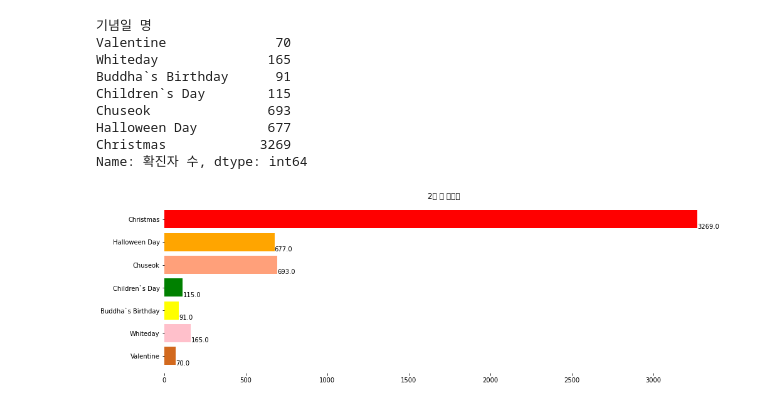
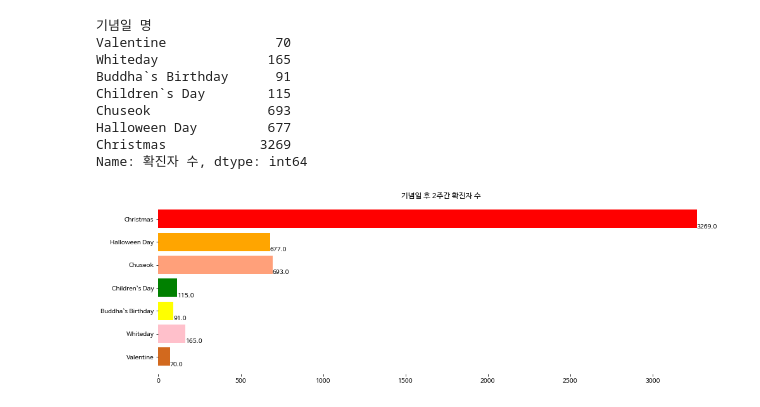
Before and after one commit to eunnjji/-, a Jupyter notebook: project1/seoul.ipynb, the cells around one changed output. Cells and saved outputs as stored; diff of their text form; code cells hidden in the pictures.

```diff
--- a/project1/seoul.ipynb
+++ b/project1/seoul.ipynb
@@ -64,5 +269,2 @@ def virus_confirmed(d):
 seoul['확진일'] = seoul['확진일'].astype(str)
 seoul['확진일'] = seoul['확진일'].apply(rename_date)
-# %%
-seoul['확진일월'] = seoul['확진일'].apply(virus_confirmed)
-months_group = seoul.groupby('확진일월')
@@ -106,8 +270,0 @@ df_monthsgroup
-# %%
-ax = df_monthsgroup.plot(kind='bar', figsize=(16,5))
-for p in ax.patches:
-    x,y,weight,height = p.get_bbox().bounds
-    plt.text(x,height*1.01,height,fontsize=10,color='black')
-plt.legend(['확진자 수'])
-plt.title('월별 확진자 수')
-plt.grid(True)
@@ -116,3 +271,9 @@ plt.grid(True)
+# %%
+# 확진연월 칼럼을 생성하여 확진일 데이터에 virus_confirmed함수를 적용시켜 XX년XX월 형식으로 데이터 생성
+seoul['확진연월'] = seoul['확진일'].apply(virus_confirmed)
+
+# 연도, 월 별로 그룹화
+months_group = seoul.groupby('확진연월')
 # %%
 # 날짜형식으로 확진일 데이터 변경
 seoul['확진일']=pd.to_datetime(seoul['확진일'],format='%y-%m-%d')
@@ -122,0 +319,15 @@ seoul
+# %%
+# 시각화.
+plt.figure(figsize=(16,8))
+months_graph = df_monthsgroup.reset_index(drop=False, inplace=False)
+ax=plt.bar(months_graph['확진연월'],months_graph['확진일'])
+
+ax2=plt.plot(months_graph['확진연월'],months_graph['확진일'],'-o',color='coral', markersize=7, alpha=0.7)
+
+# 각각의 데이터 bar의 위에 수치를 기록하기 위한 함수.
+for p in ax.patches:
+    x,y,weight,height = p.get_bbox().bounds
+    plt.text(x,height*1.02,int(height),fontsize=15,color='black')
+plt.legend(['확진자 수'],fontsize=20,loc='upper left')
+plt.title('월별 확진자 수')
+plt.grid(True)
@@ -165,16 +499,18 @@ Halloween Day         677
 Christmas            3269
 Name: 확진자 수, dtype: int64
 # %%
+# 시각화.
+plt.rc('font', family='NanumBarunGothic')
 colors=['chocolate','pink','yellow','green','lightsalmon','orange','red']
 plt.figure(figsize=(16,5))
 ax=plt.barh(df_anniversary.index,confirmed_virus, tick_label=df_anniversary.index, height=0.8, color=colors)
-plt.title('2주 후 기념일')
+plt.title('기념일 후 2주간 확진자 수')
 
 for p in ax.patches:
     x,y,cnt,height = p.get_bbox().bounds
     plt.text(cnt,y,cnt,fontsize=10,color='black',ha='left')
 
 plt.box(False)
 plt.show()
 # %% [output]
-[figure, old version]
+[figure, new version]
```
Also changed, not shown: parts of 96 cells of this notebook.
